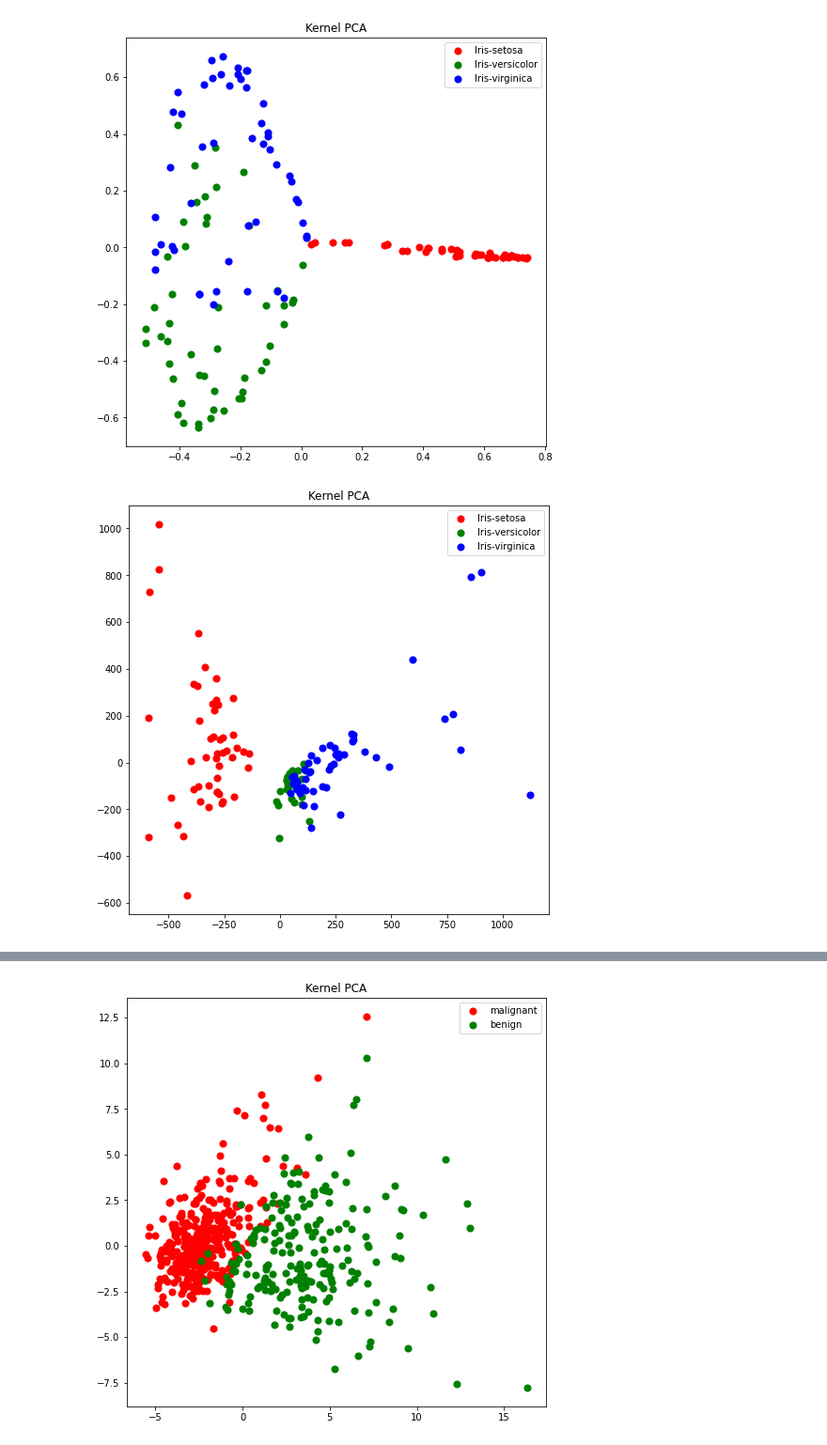
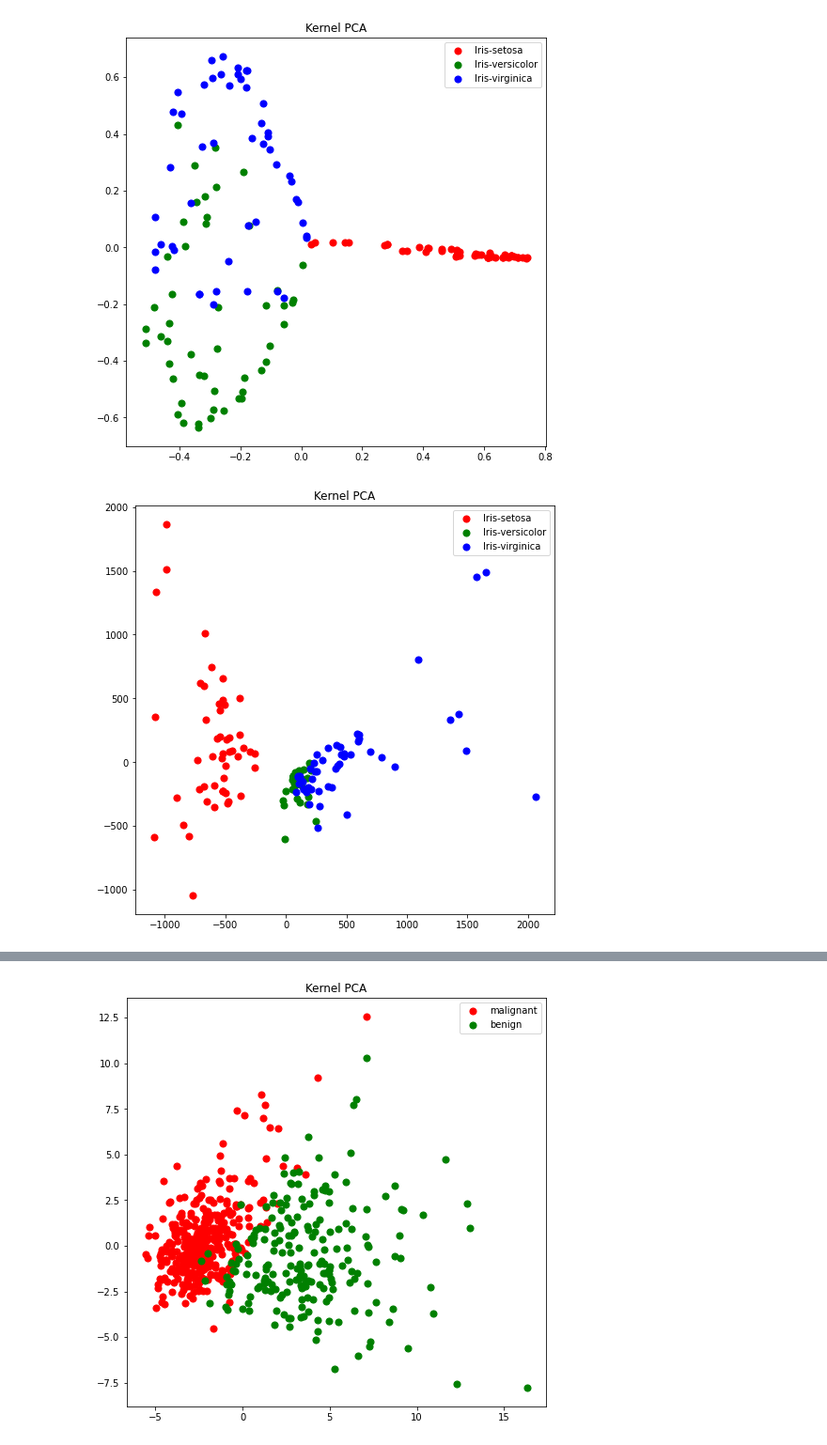
Before and after one commit to PKopel/data-embedding, a Jupyter notebook: pca_kernelpca_lab.ipynb, the cells around one changed output, grey strips where cells are left out. Shown at 94% size. Cells and saved outputs as stored; diff of their text form; code cells hidden in the pictures.

```diff
--- a/pca_kernelpca_lab.ipynb
+++ b/pca_kernelpca_lab.ipynb
@@ -391,6 +391,6 @@ kpca_iris(x_iris, 'rbf', 1)
 # %% [output]
 [figure]
 # %%
-kpca_iris(x_iris,'poly', 10)
+kpca_iris(x_iris,'poly', 15)
 # %% [output]
-[figure, old version]
+[figure, new version]
```
Also changed, not shown: parts of 2 cells of this notebook.
